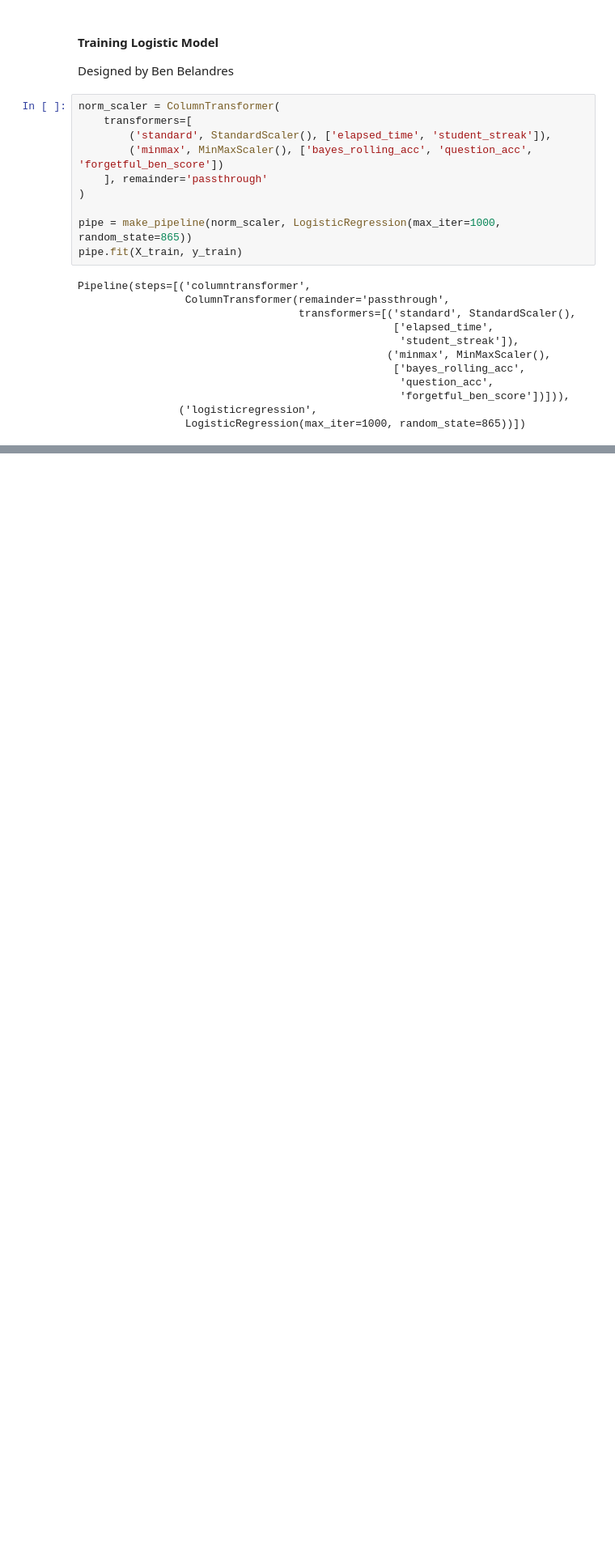
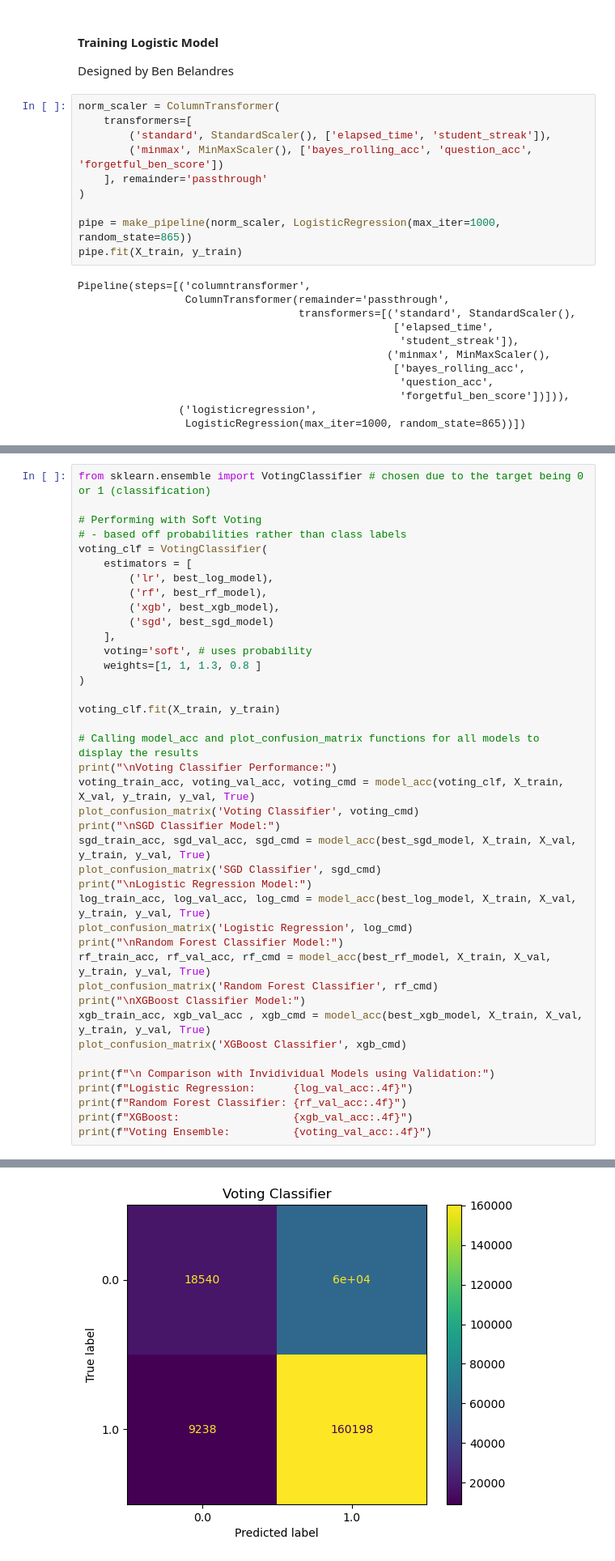
Before and after one commit to bbelandr/MachineLearningProject, a Jupyter notebook: pipeline_1.ipynb, the cells around one changed output, grey strips where cells are left out. Shown at 81% size. Drawn from its saved outputs; the diff is of its cells as text; blank space fills up the shorter version.

```diff
--- a/pipeline_1.ipynb
+++ b/pipeline_1.ipynb
@@ -207,0 +504,41 @@ Model validation accuracy is 71.35%
+# %%
+from sklearn.ensemble import VotingClassifier # chosen due to the target being 0 or 1 (classification)
+
+# Performing with Soft Voting
+# - based off probabilities rather than class labels
+voting_clf = VotingClassifier(
+    estimators = [
+        ('lr', best_log_model),
+        ('rf', best_rf_model),
+        ('xgb', best_xgb_model),
+        ('sgd', best_sgd_model)
+    ],
+    voting='soft', # uses probability
+    weights=[1, 1, 1.3, 0.8 ]
+)
+
+voting_clf.fit(X_train, y_train)
+
+# Calling model_acc and plot_confusion_matrix functions for all models to display the results
+print("\nVoting Classifier Performance:")
+voting_train_acc, voting_val_acc, voting_cmd = model_acc(voting_clf, X_train, X_val, y_train, y_val, True)
+plot_confusion_matrix('Voting Classifier', voting_cmd)
+print("\nSGD Classifier Model:")
+sgd_train_acc, sgd_val_acc, sgd_cmd = model_acc(best_sgd_model, X_train, X_val, y_train, y_val, True)
+plot_confusion_matrix('SGD Classifier', sgd_cmd)
+print("\nLogistic Regression Model:")
+log_train_acc, log_val_acc, log_cmd = model_acc(best_log_model, X_train, X_val, y_train, y_val, True)
+plot_confusion_matrix('Logistic Regression', log_cmd)
+print("\nRandom Forest Classifier Model:")
+rf_train_acc, rf_val_acc, rf_cmd = model_acc(best_rf_model, X_train, X_val, y_train, y_val, True)
+plot_confusion_matrix('Random Forest Classifier', rf_cmd)
+print("\nXGBoost Classifier Model:")
+xgb_train_acc, xgb_val_acc , xgb_cmd = model_acc(best_xgb_model, X_train, X_val, y_train, y_val, True)
+plot_confusion_matrix('XGBoost Classifier', xgb_cmd)
+
+print(f"\n Comparison with Invidividual Models using Validation:")
+print(f"Logistic Regression:      {log_val_acc:.4f}")
+print(f"Random Forest Classifier: {rf_val_acc:.4f}")
+print(f"XGBoost:                  {xgb_val_acc:.4f}")
+print(f"Voting Ensemble:          {voting_val_acc:.4f}")
+# %% [output]
@@ -207,0 +556 @@ Model validation accuracy is 71.35%
+[figure, added]
```
Also changed, not shown: parts of 17 cells of this notebook.
